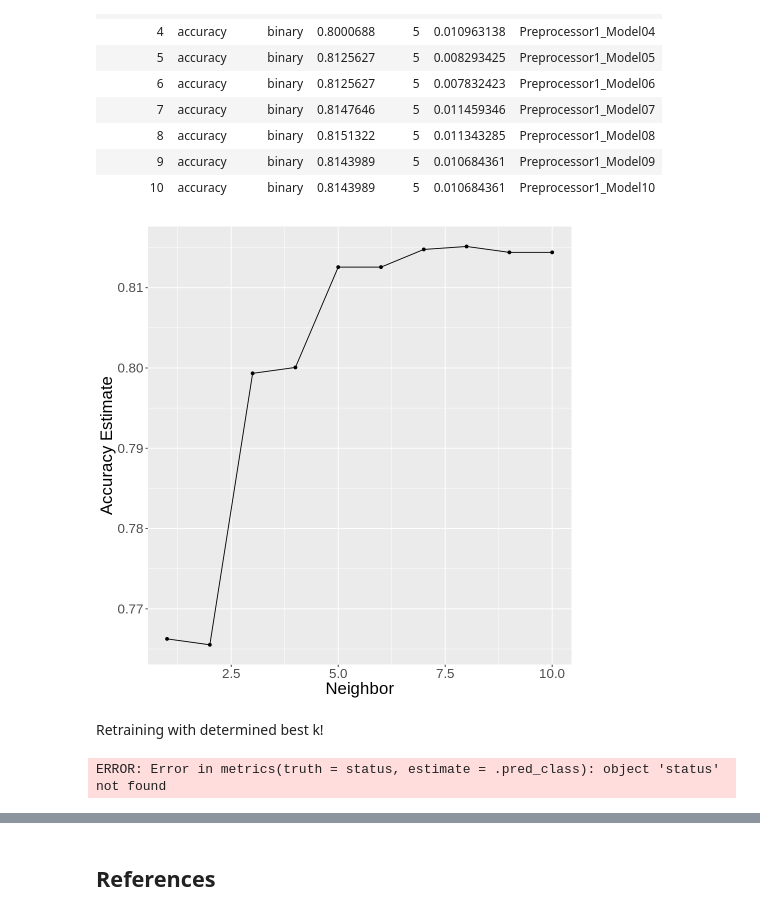
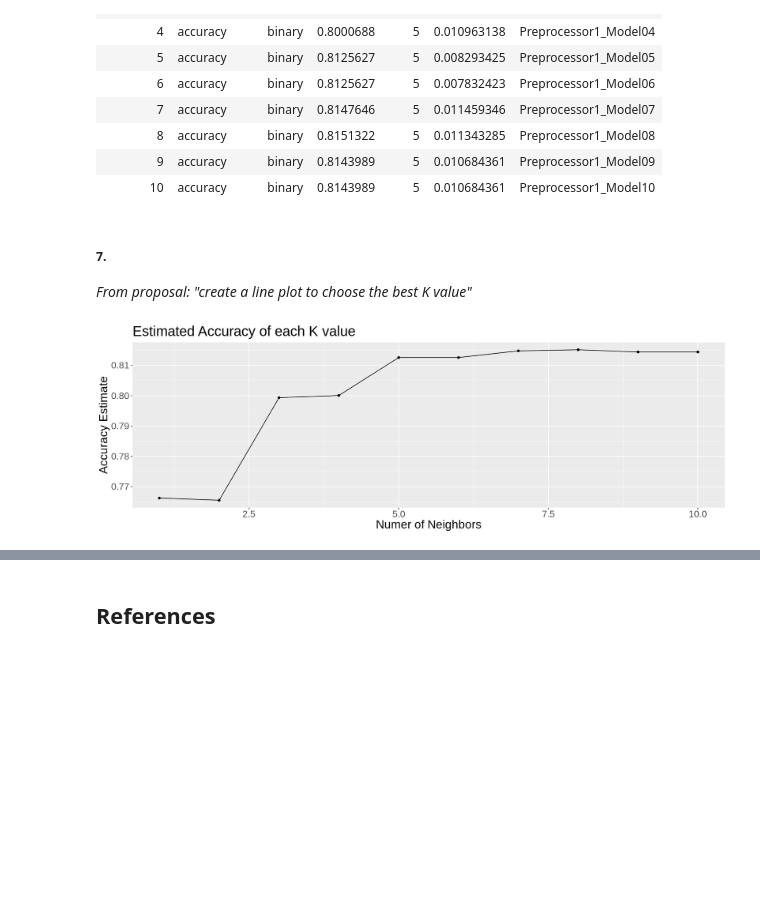
Before and after one commit to ekang27kc/dsci100-2023-T2-Group01-project, a Jupyter notebook: Project_Report.ipynb, the cells around one changed output, grey strips where cells are left out. Saved outputs shown, nothing was run; the diff lists cells and outputs as text; code cells hidden in the pictures; blank space fills up the shorter version.

```diff
--- a/Project_Report.ipynb
+++ b/Project_Report.ipynb
@@ -249,14 +249,18 @@ A tibble: 10 × 7
 | 8 | accuracy | binary | 0.8151322 | 5 | 0.011343285 | Preprocessor1_Model08 |
 | 9 | accuracy | binary | 0.8143989 | 5 | 0.010684361 | Preprocessor1_Model09 |
 | 10 | accuracy | binary | 0.8143989 | 5 | 0.010684361 | Preprocessor1_Model10 |
+# %% [markdown]
+##### 7.
+ *From proposal: "create a line plot to choose the best K value"*
 # %%
+options(repr.plot.width= 15., repr.plot.height=5)
+
 neighbor_accuracy_plot<- ggplot(data_accuracies, aes(x = neighbors, y = mean)) +
                   geom_point() +
                   geom_line() +
-                  labs(x = "Neighbor", y = "Accuracy Estimate") +
+                  labs(x = "Numer of Neighbors", y = "Accuracy Estimate") +
+                  ggtitle("Estimated Accuracy of each K value")+
                   theme(text = element_text(size = 20))
 neighbor_accuracy_plot
 # %% [output]
-[figure, old version]
+[figure, new version]
-# %% [markdown]
-Retraining with determined best k!
@@ -275,5 +266,0 @@ bind_cols(data_test)
-# %%
-data_metrics<- metrics(truth=status, estimate = .pred_class)|>
-filter(.metric = "accuracy")
-# %% [output]
-ERROR: Error in metrics(truth = status, estimate = .pred_class): object 'status' not found
```
Also changed, not shown: parts of 57 cells of this notebook.
